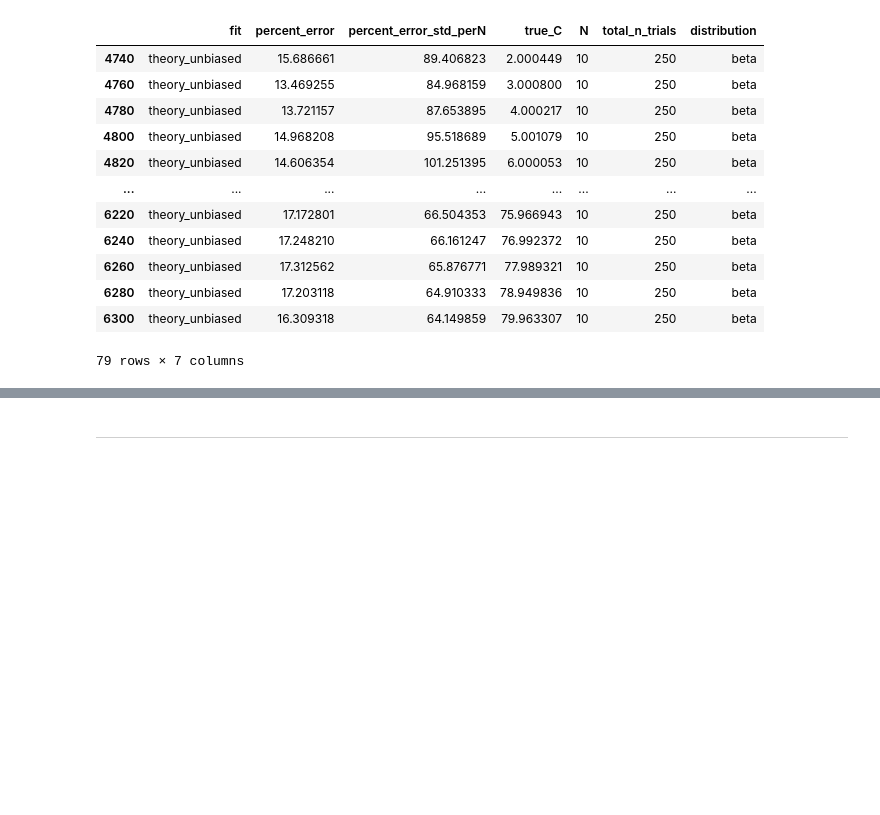
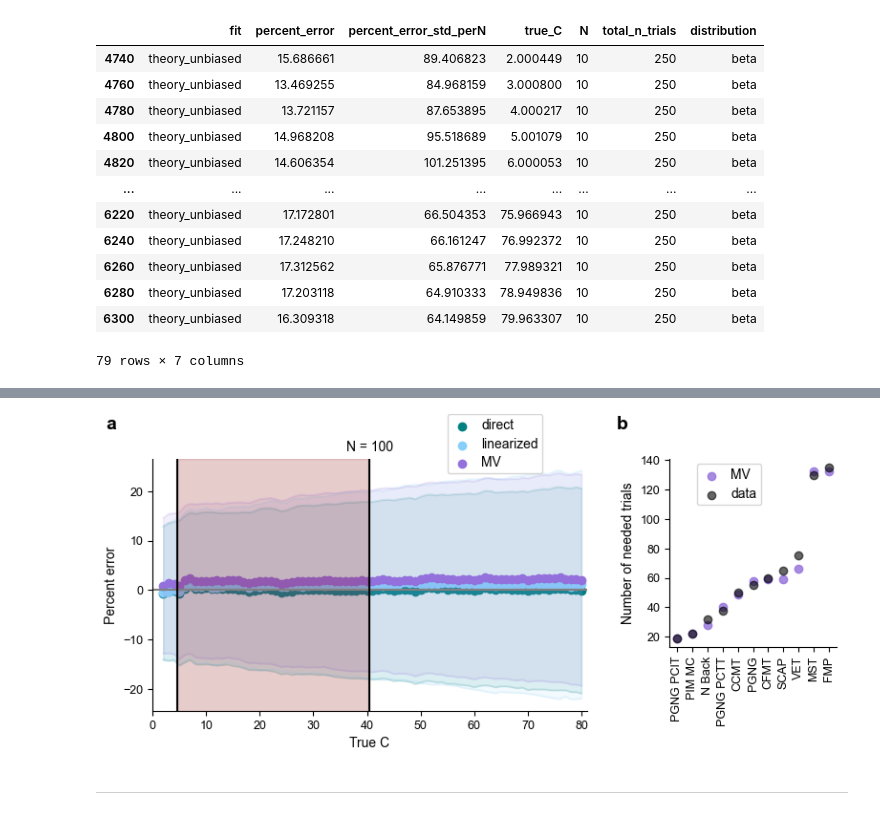
Before and after one commit to jankaWIS/reliability-paper, a Jupyter notebook: Figures/Figures-CanD.ipynb, the cells around one changed output, grey strips where cells are left out. Cells and saved outputs as stored; diff of their text form; code cells hidden in the pictures; blank space fills up the shorter version.

Commit message:
Drop panel 4a and move 4b->4a and 4c->4b

```diff
--- a/Figures/Figures-CanD.ipynb
+++ b/Figures/Figures-CanD.ipynb
@@ -1415,0 +1302,91 @@ Tasks with reliability > 0.8
+# %%
+# define the min and max Csed on real-world data
+my_C_max = np.ceil(Cs_data.max())#50
+my_C_min = np.floor(Cs_data.min())
+my_N=100
+
+#######################
+# define canvas
+
+from cand import Canvas, Vector, Point
+
+# reset params just in case
+plt.rcdefaults()
+
+font_size=14
+legend_size=10
+
+cmap_fits = ['teal', 'lightskyblue', "mediumpurple"]#'darkorange']
+
+
+# CanD
+a = 20
+b = 9
+# rot = 15
+c = Canvas(a, b, "cm")
+
+# set font
+# c.set_font("Helvetica", size=10)
+c.set_font("Arial", size=10, ticksize=9)
+
+# letters
+# c.add_text("A", Point(.05, 0.98), weight="bold")
+c.add_text("a", Point(.02, 0.97), weight="bold", size=font_size)
+# c.add_text("c", Point(.02, 0.53), weight="bold", size=font_size)
+c.add_text("b", Point(.7, 0.97), weight="bold", size=font_size)
+
+# titles
+titles = [f'Distance from true value for different fits and distributions,\nremoved small sigma distributions and not showing outliers,\n mean for N={my_N} and {my_C_min}<C<{my_C_max}\nCs in dataset from {df_perc_median_noexplosions["true_C"].min()} - {df_perc_median_noexplosions["true_C"].max()}',
+          'Absolute percent error in estimating C', f'Tasks with reliability > {rel_thr}']
+# c.add_text(titles[0], Point(.27, 0.947), size=font_size)
+# c.add_text(titles[1], Point(.82, 0.967), size=legend_size)
+# c.add_text(titles[2], Point(.19, 0.5), size=font_size)
+for title in titles:
+    print(title)
+
+# ### GRID
+offset_l = 1.5 #from left
+offset_top = 1.2 #top row from top
+offset_m_top = 0.2 # middle row top
+offset_bottom = 2.8
+end_panel = 16#1.7
+
+# offset = 1.5
+panel_width = (a//2-offset_l+end_panel)/2+0.4
+hsb = 1.1 #half_space_between
+# hsb2=1.
+
+## left panel A
+c.add_grid(["method_comparison"], 1, Point(offset_l+panel_width+hsb, offset_bottom, "cm"), Point(a-0.32, b-offset_top, "cm"), spacing=Vector(.5, 2.5, "cm"))
+
+## top row, panel B
+c.add_grid(["error_shaded"], 1, Point(offset_l, offset_bottom-1.7, "cm"), Point(offset_l+panel_width-hsb, b-offset_top, "cm"), spacing=Vector(.5, 2.5, "cm"))
+
+
+######### panel A, replace "theory" with "analytical" to be consistent with the paper
+plot_perc_median_error_shaded(
+    df_perc_median_noexplosions.replace("linear", "linearized").replace("theory_unbiased", "MV").replace("hyperbolic","direct"),
+    Cs_data, c.ax('error_shaded'), fits_list=["direct", "linearized", "MV"], cmap_fits=cmap_fits,
+    shaded_area_alpha=0.2, shaded_area_colour='darkred',
+    min_C_thr=0, max_C_thr=np.ceil(df_perc_median_noexplosions["true_C"].max())+1, my_N=my_N)
+
+# fix the legend position
+c.ax('error_shaded').legend(title='', bbox_to_anchor=(0.91,.92), fontsize=8)
+
+c.ax("error_shaded").set_ylabel('Percent error')
+
+######### panel B
+plot_app_vs_data_predictions(df_estimate_n_needed, c.ax('method_comparison'), ha='center', rot=90, app_colour=cmap_fits[-1])
+# fix the legend position
+c.ax('method_comparison').legend(bbox_to_anchor=(0.58,1.), fontsize=8) # with MV
+c.ax('method_comparison').set_xlabel('',fontsize=2)
+
+## --------------------------------------------------
+
+# c.debug_grid(Vector(0.5,0.5,"cm"))
+c.show()
+#
+
+c.save(os.path.join(path_figures, "Fig4", 'Figure_4.png'), dpi=300)#, bbox_inches="tight")
+c.save(os.path.join(path_figures, "Fig4", 'Figure_4.pdf'), dpi=300)#, bbox_inches="tight")
+# %% [output]
@@ -1416,3 +1400,4 @@ Tasks with reliability > 0.8
+[figure, added]
 # %% [markdown]
 ---
 # %% [markdown]
```
Also changed, not shown: parts of 4 cells of this notebook, 6 other files.
